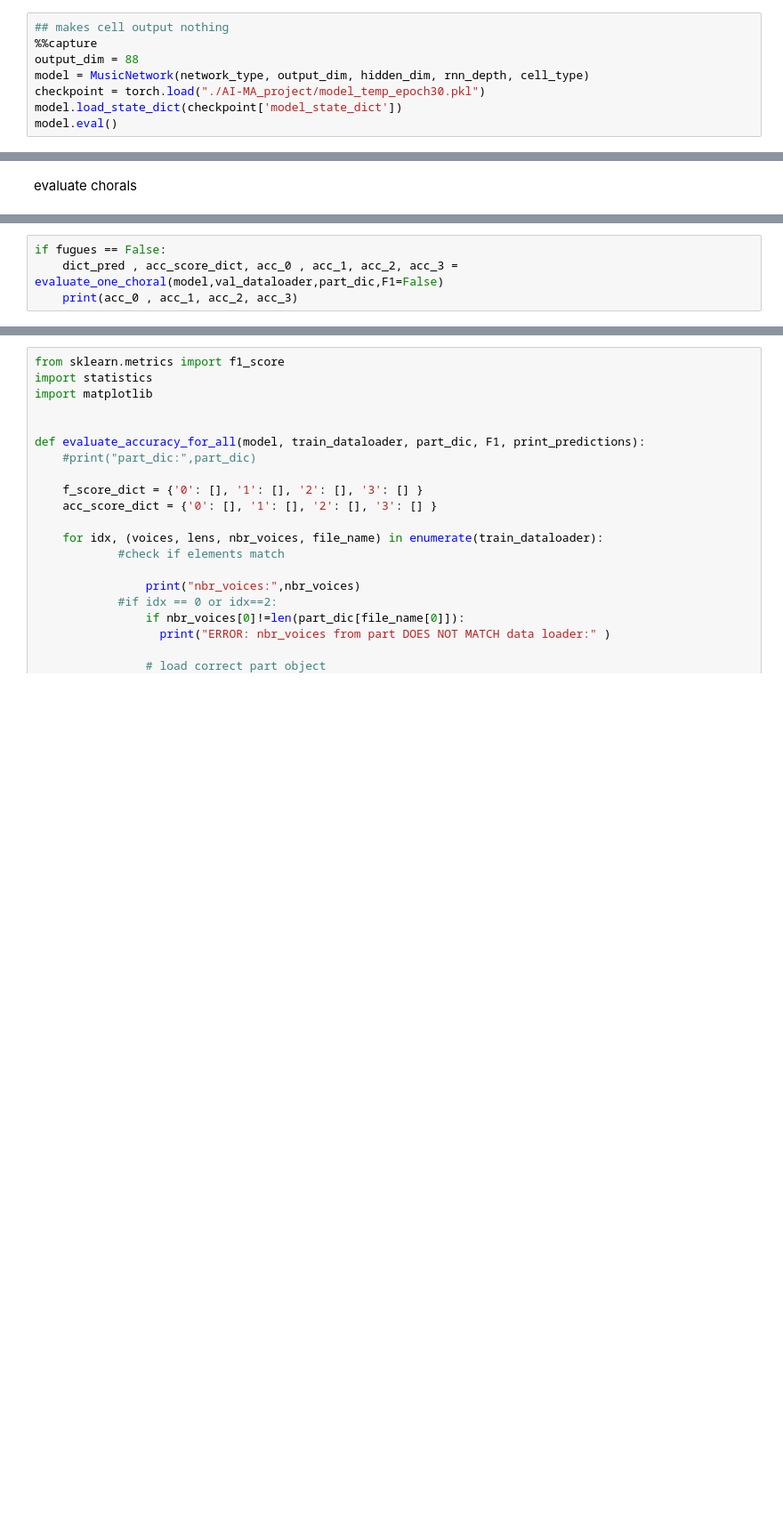
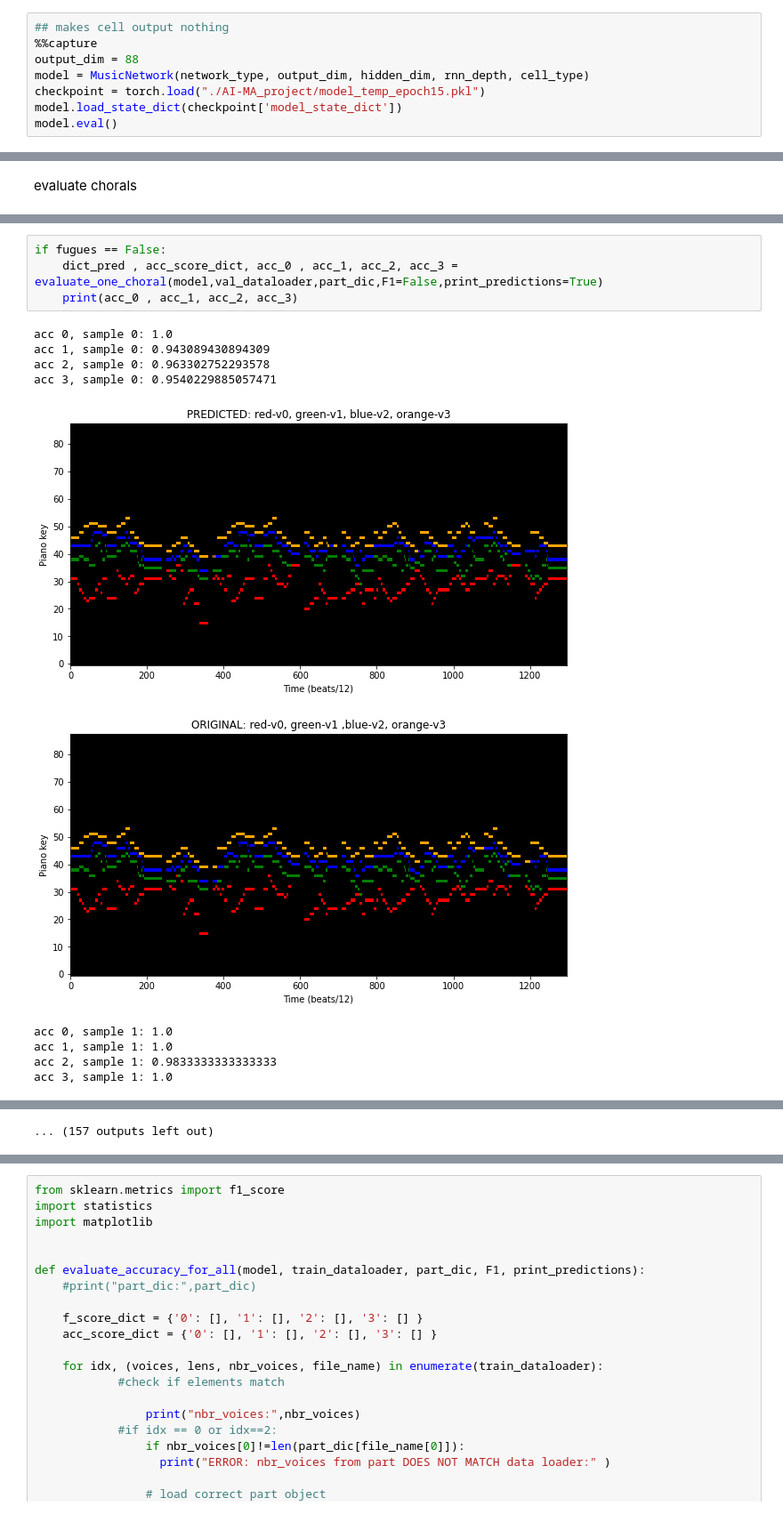
Before and after one commit to aim56009/AI-MA_project, a Jupyter notebook: Masterproject_final_tensor_version.ipynb, the cells around one changed output, grey strips where cells are left out. Shown at 89% size. Cells and saved outputs as stored; diff of their text form; blank space fills up the shorter version.

```diff
--- a/Masterproject_final_tensor_version.ipynb
+++ b/Masterproject_final_tensor_version.ipynb
@@ -844,7 +853,7 @@ val_dataloader
 %%capture
 output_dim = 88
 model = MusicNetwork(network_type, output_dim, hidden_dim, rnn_depth, cell_type)
-checkpoint = torch.load("./AI-MA_project/model_temp_epoch30.pkl")
+checkpoint = torch.load("./AI-MA_project/model_temp_epoch15.pkl")
 model.load_state_dict(checkpoint['model_state_dict'])
 model.eval()
 # %% [markdown]
@@ -1079,5 +1150,16 @@ def evaluate_one_choral(model, train_dataloader, part_dic,F1):
         return total_predictions_dict, acc_score_dict, statistics.mean(acc_score_dict["0"]), statistics.mean(acc_score_dict["1"]), statistics.mean(acc_score_dict["2"]),statistics.mean(acc_score_dict["3"])
 # %%
 if fugues == False:
-    dict_pred , acc_score_dict, acc_0 , acc_1, acc_2, acc_3 = evaluate_one_choral(model,val_dataloader,part_dic,F1=False)
+    dict_pred , acc_score_dict, acc_0 , acc_1, acc_2, acc_3 = evaluate_one_choral(model,val_dataloader,part_dic,F1=False,print_predictions=True)
     print(acc_0 , acc_1, acc_2, acc_3)
+# %% [output]
+acc 0, sample 0: 1.0
+acc 1, sample 0: 0.943089430894309
+acc 2, sample 0: 0.963302752293578
+acc 3, sample 0: 0.9540229885057471
+[figure, added]
+[figure, added]
+acc 0, sample 1: 1.0
+acc 1, sample 1: 1.0
+acc 2, sample 1: 0.9833333333333333
+acc 3, sample 1: 1.0
@@ -1084,3 +1180,4 @@ if fugues == False:
+... (157 outputs left out)
 # %%
 if fugues == False:
     plt.plot(acc_score_dict["0"],'-o')
```
Also changed, not shown: parts of 35 cells of this notebook.
